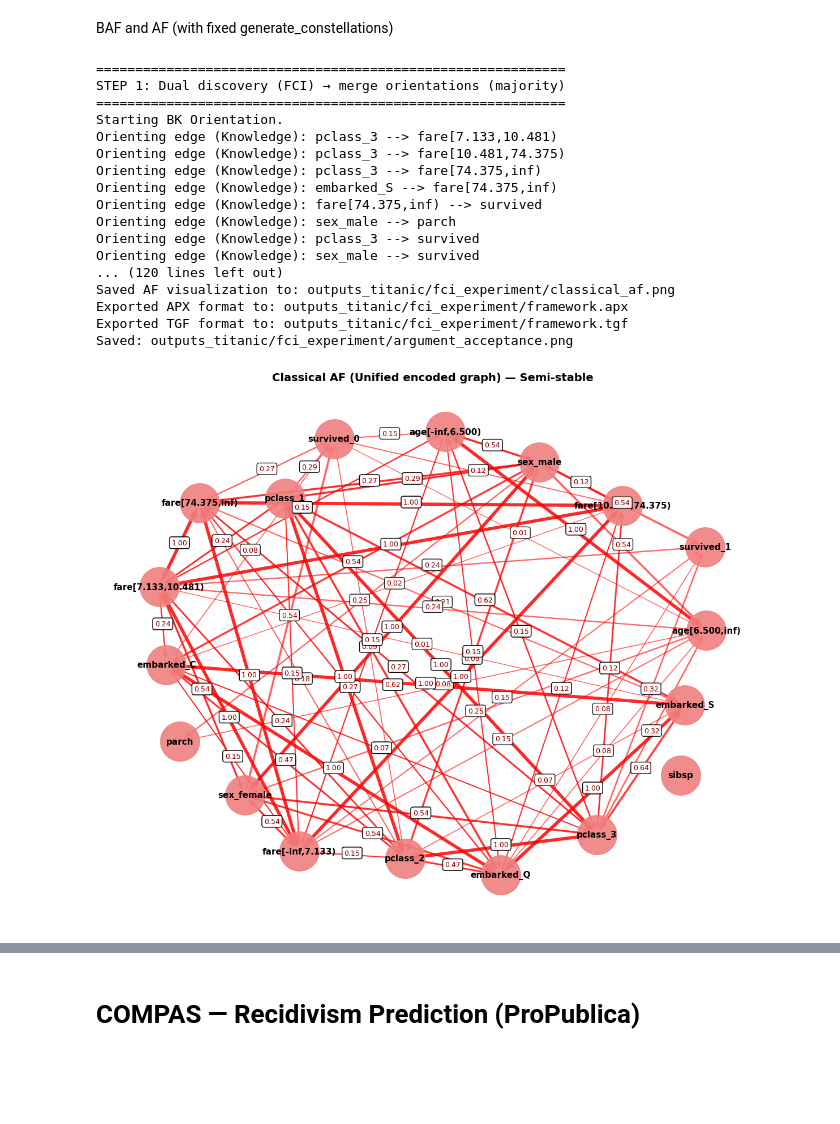
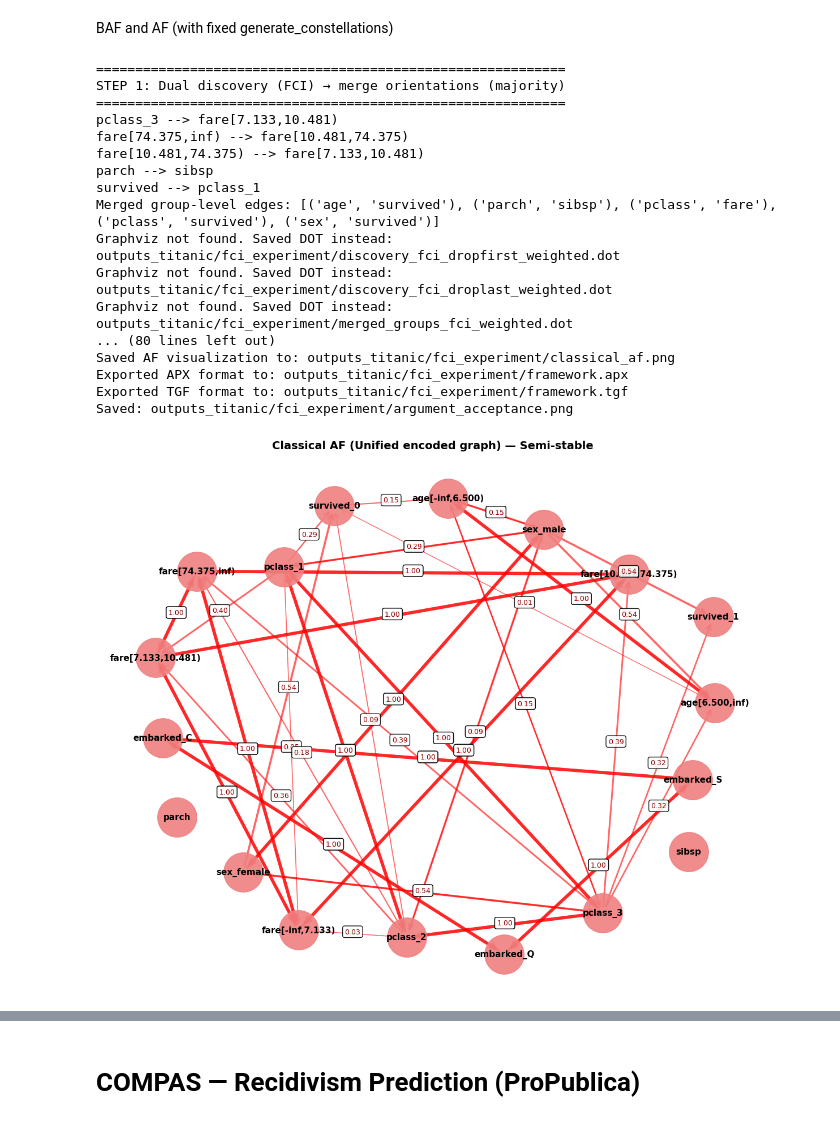
Before and after one commit to AKANEMO22/MedTCAX-Causal-Argumentative-Explainability, a Jupyter notebook: causal_argumentation-main/causal_arg.ipynb, the cells around one changed output, grey strips where cells are left out. Saved outputs shown, nothing was run; the diff lists cells and outputs as text; code cells hidden in the pictures; blank space fills up the shorter version.

```diff
--- a/causal_argumentation-main/causal_arg.ipynb
+++ b/causal_argumentation-main/causal_arg.ipynb
@@ -1030,12 +1003,6 @@ entropy_binning_config = {
     "min_gain": 0.005,
     "min_bin_size": 25
 }
-# Edit tiers to match your causal assumptions.
-tier_groups = {
-    1: ['age', 'sex', 'pclass', 'embarked'],
-    2: ['fare', 'sibsp', 'parch'],
-    3: ['survived']
-}
 algo = "fci"    # or "pc"
 alpha = 0.01
 
@@ -1052,20 +1019,19 @@ merged_res, merged_group_edges, dfU, enc_groups_full, run1, run2 = run_dual_and_
     algo=algo,
     alpha=alpha,
     merge_rule="majority",
-    unified_dummy_noise=0.0,
-    tier_groups=tier_groups
- )
+    unified_dummy_noise=0.0
+)
 print(f"Merged group-level edges: {sorted(list(merged_group_edges))}")
 
 # ---- exports ----
 export_causallearn_graph_with_corr(
     run1,
     f"{OUTPUT_DIR}/discovery_{algo}_dropfirst_weighted.png"
- )
+)
 export_causallearn_graph_with_corr(
     run2,
     f"{OUTPUT_DIR}/discovery_{algo}_droplast_weighted.png"
- )
+)
 
 # merged group graph
 export_group_graph_with_corr(
@@ -1074,14 +1040,14 @@ export_group_graph_with_corr(
     enc_groups_full,
     f"{OUTPUT_DIR}/merged_groups_{algo}_weighted.png",
     title="Merged Group Directions (corr = strongest pair)"
- )
+)
 
 # unified encoded graph
 export_unified_graph_with_corr(
     merged_res,
     f"{OUTPUT_DIR}/final_unified_{algo}_weighted.png",
     title="Final Unified Encoded Graph (with correlations)"
- )
+)
 
 print("\n" + "=" * 60)
 print("STEP 2: BAF on unified encoded graph (ALL dummies & bins)")
@@ -1102,7 +1068,7 @@ af = baf.to_classical_af(
     enforce_exclusivity=True,
     exclusivity_skip=('survived',),
     exclusivity_weight=1.0
- )
+)
 af.print_summary()
 
 print("\n" + "=" * 60)
@@ -1120,7 +1086,7 @@ extension_probs = af.compute_extensions_probability(
     exactly_one=False,
     enforce_group_exclusivity=True,
     encoding_groups=enc_for_semantics
- )
+)
 
 print("\n" + "=" * 60)
 print("STEP 6: Argument acceptance")
@@ -1131,42 +1097,42 @@ print("\n" + "=" * 60)
 print("STEP 7: Visualize & export")
 print("=" * 60)
 af.visualize(
     title="Classical AF (Unified encoded graph) — Semi-stable",
     output_file=f"{OUTPUT_DIR}/classical_af.png"
- )
+)
 af.to_apx_format(f"{OUTPUT_DIR}/framework.apx")
 af.to_tgf_format(f"{OUTPUT_DIR}/framework.tgf")
 
 # acceptance bar chart
 plt.figure(figsize=(12, 6))
 args_sorted = sorted(arg_acceptance.items(), key=lambda x: -x[1])
 args_names = [a for a, _ in args_sorted]
 args_probs = [p for _, p in args_sorted]
 plt.barh(args_names, args_probs, alpha=0.7)
 plt.xlabel('Acceptance Probability', fontsize=12)
 plt.ylabel('Arguments', fontsize=12)
 plt.title('Argument Acceptance Probabilities (Semi-stable)', fontsize=14, fontweight='bold')
 plt.xlim(0, 1)
 plt.grid(axis='x', alpha=0.3)
 plt.tight_layout()
 plt.savefig(f"{OUTPUT_DIR}/argument_acceptance.png", dpi=150, bbox_inches='tight')
 print(f"Saved: {OUTPUT_DIR}/argument_acceptance.png")
 # %% [output]
 ============================================================
 STEP 1: Dual discovery (FCI) → merge orientations (majority)
 ============================================================
-Starting BK Orientation.
-Orienting edge (Knowledge): pclass_3 --> fare[7.133,10.481)
-Orienting edge (Knowledge): pclass_3 --> fare[10.481,74.375)
-Orienting edge (Knowledge): pclass_3 --> fare[74.375,inf)
-Orienting edge (Knowledge): embarked_S --> fare[74.375,inf)
-Orienting edge (Knowledge): fare[74.375,inf) --> survived
-Orienting edge (Knowledge): sex_male --> parch
-Orienting edge (Knowledge): pclass_3 --> survived
-Orienting edge (Knowledge): sex_male --> survived
-... (120 lines left out)
+pclass_3 --> fare[7.133,10.481)
+fare[74.375,inf) --> fare[10.481,74.375)
+fare[10.481,74.375) --> fare[7.133,10.481)
+parch --> sibsp
+survived --> pclass_1
+Merged group-level edges: [('age', 'survived'), ('parch', 'sibsp'), ('pclass', 'fare'), ('pclass', 'survived'), ('sex', 'survived')]
+Graphviz not found. Saved DOT instead: outputs_titanic/fci_experiment/discovery_fci_dropfirst_weighted.dot
+Graphviz not found. Saved DOT instead: outputs_titanic/fci_experiment/discovery_fci_droplast_weighted.dot
+Graphviz not found. Saved DOT instead: outputs_titanic/fci_experiment/merged_groups_fci_weighted.dot
+... (80 lines left out)
 Saved AF visualization to: outputs_titanic/fci_experiment/classical_af.png
 Exported APX format to: outputs_titanic/fci_experiment/framework.apx
 Exported TGF format to: outputs_titanic/fci_experiment/framework.tgf
 Saved: outputs_titanic/fci_experiment/argument_acceptance.png
-[figure, old version]
+[figure, new version]
```
Also changed, not shown: parts of 10 cells of this notebook.
